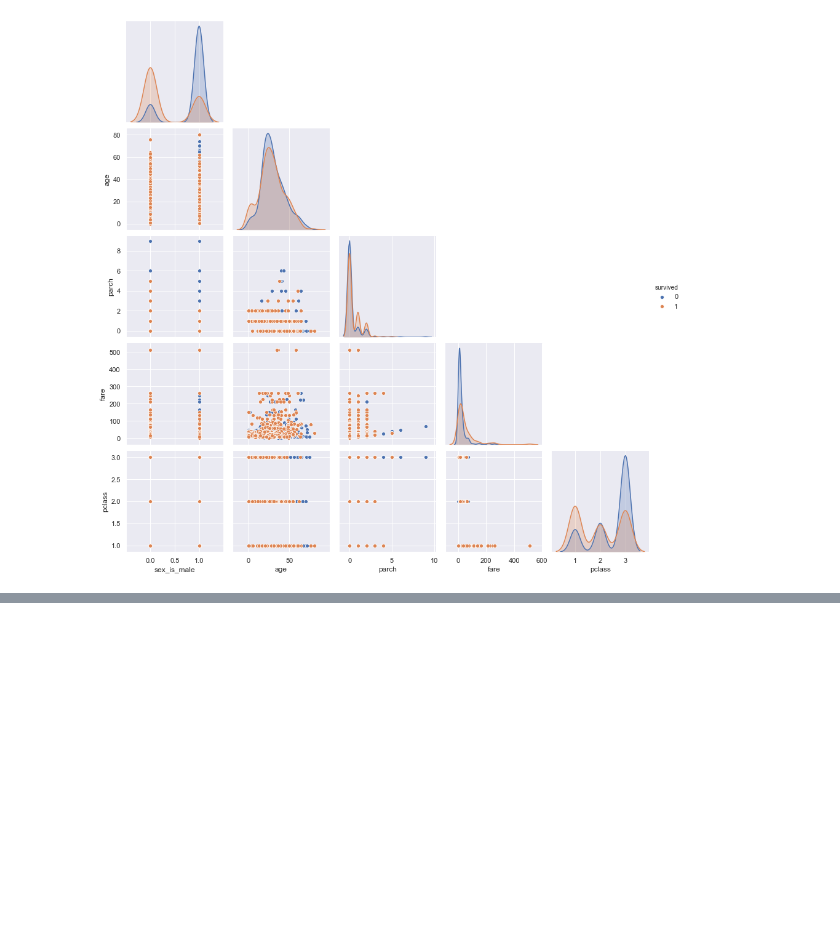
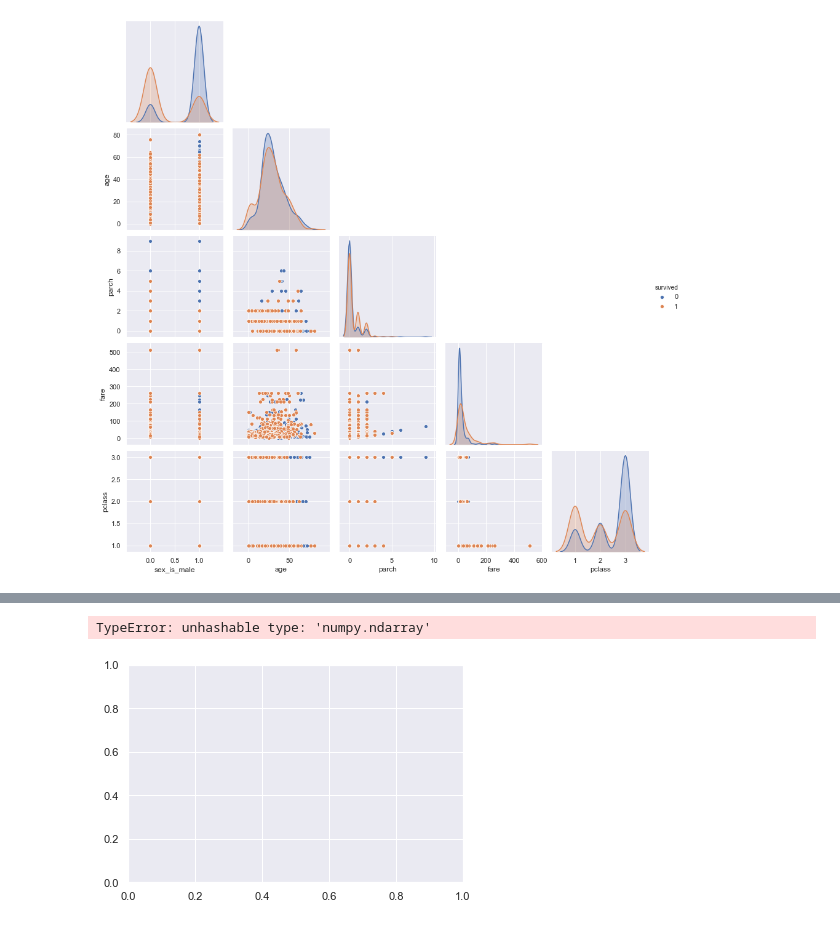
Before and after one commit to antoinedme/titanic-dataset-ml, a Jupyter notebook: Titanic-MachineLearning.ipynb, the cells around one changed output, grey strips where cells are left out. Drawn from its saved outputs; the diff is of its cells as text; code cells hidden in the pictures; blank space fills up the shorter version.

```diff
--- a/Titanic-MachineLearning.ipynb
+++ b/Titanic-MachineLearning.ipynb
@@ -184,0 +259,2 @@ from sklearn.model_selection import train_test_split
+# %%
+prediction_dataset = pd.DataFrame({'survived_rate': predictions[:, 0]})
@@ -184,0 +296,5 @@ from sklearn.model_selection import train_test_split
+# %%
+df = prediction_dataset
+df.loc[prediction_dataset['survived_rate'] <= 0.5, 'survived_predict'] = '0'
+df.loc[prediction_dataset['survived_rate'] > 0.5, 'survived_predict'] = '1'
+df.info()
@@ -184,0 +311,4 @@ from sklearn.model_selection import train_test_split
+# %%
+df2 = df
+df2.info()
+df2.drop(['survived_rate'],axis=1,inplace=True)
@@ -184,0 +325,5 @@ from sklearn.model_selection import train_test_split
+# %%
+plt.scatter(y_test, df2)
+# %% [output]
+TypeError: unhashable type: 'numpy.ndarray'
+[figure, added]
```
Also changed, not shown: parts of 15 cells of this notebook, 1 other file.
